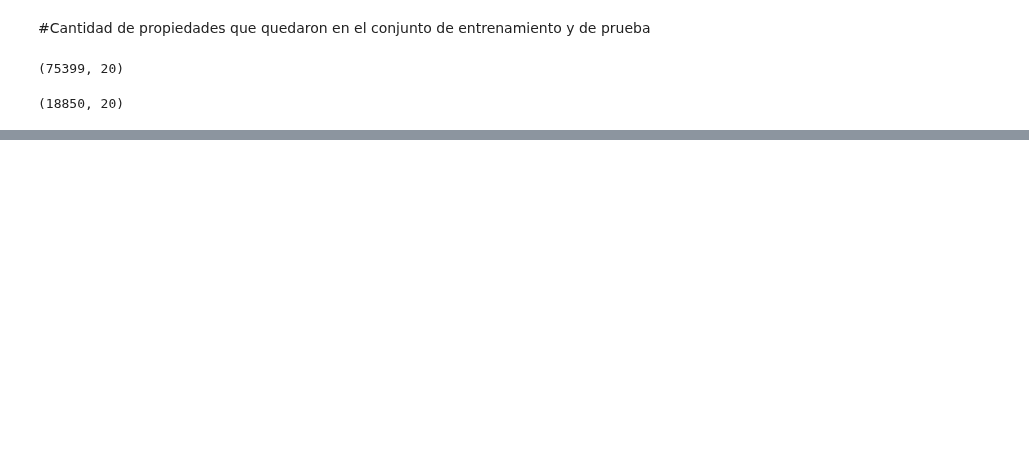
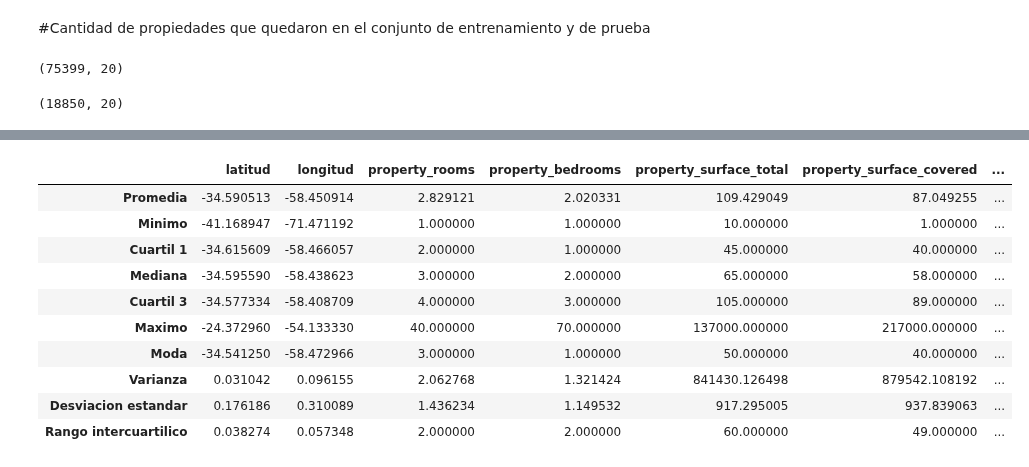
Before and after one commit to AlanRichmond/7506R-1C2024-GRUPO10, a Jupyter notebook: 7506R_TP1_GRUPO10_ENTREGA.ipynb, the cells around one changed output, grey strips where cells are left out. Saved outputs shown, nothing was run; the diff lists cells and outputs as text; code cells hidden in the pictures; blank space fills up the shorter version.

Commit message:
add variable exploration

```diff
--- a/7506R_TP1_GRUPO10_ENTREGA.ipynb
+++ b/7506R_TP1_GRUPO10_ENTREGA.ipynb
@@ -101,0 +110,30 @@ conjunto_prueba.shape
+# %%
+variables_cuantitativas = ['latitud', 'longitud', 'property_rooms', 'property_bedrooms', 'property_surface_total', 'property_surface_covered', 'property_price']
+medidas_de_resumen = pd.DataFrame(columns=variables_cuantitativas, index=['Promedia', 'Minimo', 'Cuartil 1', 'Mediana', 'Cuartil 3', 'Maximo', 'Moda', 'Varianza', 'Desviacion estandar', 'Rango intercuartilico'])
+
+for i in variables_cuantitativas:
+    promedia = conjunto_entrenamiento[i].mean()
+    minimo = conjunto_entrenamiento[i].min()
+    cuartil_1 = conjunto_entrenamiento[i].quantile(0.25)
+    mediana = conjunto_entrenamiento[i].median()
+    cuartil_3 = conjunto_entrenamiento[i].quantile(0.75)
+    maximo = conjunto_entrenamiento[i].max()
+    moda = conjunto_entrenamiento[i].mode().iloc[0]
+    varianza = conjunto_entrenamiento[i].var()
+    desviacion_estandar = conjunto_entrenamiento[i].std()
+    rango_intercuartilico = cuartil_3 - cuartil_1
+    medidas_de_resumen[i] = [promedia, minimo, cuartil_1, mediana, cuartil_3, maximo, moda, varianza, desviacion_estandar, rango_intercuartilico]
+
+medidas_de_resumen
+# %% [output]
+|  | latitud | longitud | property_rooms | property_bedrooms | property_surface_total | property_surface_covered | ... |
+| Promedia | -34.590513 | -58.450914 | 2.829121 | 2.020331 | 109.429049 | 87.049255 | ... |
+| Minimo | -41.168947 | -71.471192 | 1.000000 | 1.000000 | 10.000000 | 1.000000 | ... |
+| Cuartil 1 | -34.615609 | -58.466057 | 2.000000 | 1.000000 | 45.000000 | 40.000000 | ... |
+| Mediana | -34.595590 | -58.438623 | 3.000000 | 2.000000 | 65.000000 | 58.000000 | ... |
+| Cuartil 3 | -34.577334 | -58.408709 | 4.000000 | 3.000000 | 105.000000 | 89.000000 | ... |
+| Maximo | -24.372960 | -54.133330 | 40.000000 | 70.000000 | 137000.000000 | 217000.000000 | ... |
+| Moda | -34.541250 | -58.472966 | 3.000000 | 1.000000 | 50.000000 | 40.000000 | ... |
+| Varianza | 0.031042 | 0.096155 | 2.062768 | 1.321424 | 841430.126498 | 879542.108192 | ... |
+| Desviacion estandar | 0.176186 | 0.310089 | 1.436234 | 1.149532 | 917.295005 | 937.839063 | ... |
+| Rango intercuartilico | 0.038274 | 0.057348 | 2.000000 | 2.000000 | 60.000000 | 49.000000 | ... |
```
Also changed, not shown: parts of 7 cells of this notebook.
